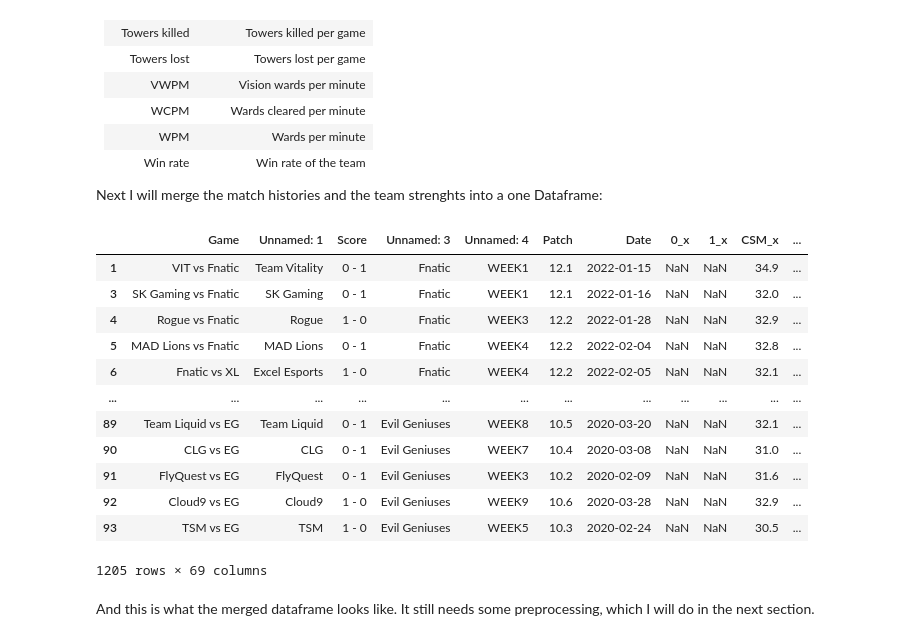
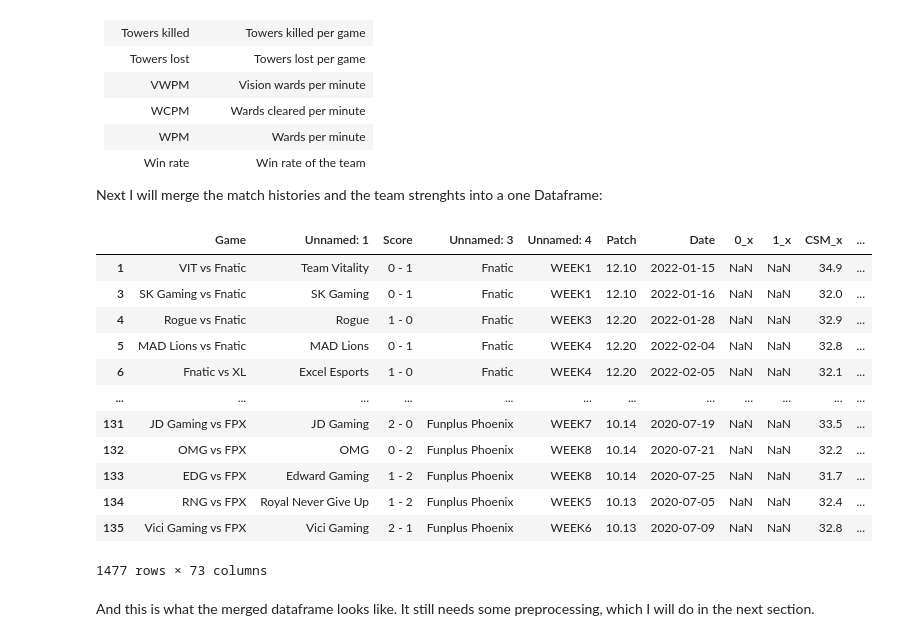
Before and after one commit to SamuelAitamaa/lolesports-predictor, a Jupyter notebook: model-notebook/modelNotebook.ipynb, the cells around one changed output. Cells and saved outputs as stored; diff of their text form; code cells hidden in the pictures.

```diff
--- a/model-notebook/modelNotebook.ipynb
+++ b/model-notebook/modelNotebook.ipynb
@@ -117,6 +117,9 @@ lcs2021SpringTeams = pd.concat(lcs2021SpringTeams)
 lck2021SpringTeams = pd.read_html("data/LCK2021SpringTeams.html")
 lck2021SpringTeams = pd.concat(lck2021SpringTeams)
 
+lpl2021SpringTeams = pd.read_html("data/LPL2021SpringTeams.html")
+lpl2021SpringTeams = pd.concat(lpl2021SpringTeams)
+
                 # ------ // History // ------ #
 
 lec2021SpringHistory = pd.read_html("data/LEC2021SpringHistory.html")
@@ -127,6 +130,9 @@ lcs2021SpringHistory = pd.concat(lcs2021SpringHistory)
 
 lck2021SpringHistory = pd.read_html("data/LCK2021SpringHistory.html")
 lck2021SpringHistory = pd.concat(lck2021SpringHistory)
+
+lpl2021SpringHistory = pd.read_html("data/LPL2021SpringHistory.html")
+lpl2021SpringHistory = pd.concat(lpl2021SpringHistory)
 
 #-------------------------// 2020 //---------------------------------#
 
@@ -143,6 +149,9 @@ lcs2020SummerTeams = pd.concat(lcs2020SummerTeams)
 lck2020SummerTeams = pd.read_html("data/LCK2020SummerTeams.html")
 lck2020SummerTeams = pd.concat(lck2020SummerTeams)
 
+lpl2020SummerTeams = pd.read_html("data/LPL2020SummerTeams.html")
+lpl2020SummerTeams = pd.concat(lpl2020SummerTeams)
+
                 # ------ // History // ------ #
 
 lcs2020SummerHistory = pd.read_html("data/LCS2020SummerHistory.html")
@@ -153,6 +162,9 @@ lec2020SummerHistory = pd.concat(lec2020SummerHistory)
 
 lck2020SummerHistory = pd.read_html("data/LCK2020SummerHistory.html")
 lck2020SummerHistory = pd.concat(lck2020SummerHistory)
+
+lpl2020SummerHistory = pd.read_html("data/LPL2020SummerHistory.html")
+lpl2020SummerHistory = pd.concat(lpl2020SummerHistory)
 
         # -------------- // Spring // -------------- #
 
@@ -274,46 +286,54 @@ lck2021 = pd.concat([lck2021Summer, lck2021Spring])
 lcs2021Spring = pd.merge(lcs2021SpringHistory, lcs2021SpringTeams,  left_on="Unnamed: 1", right_on="Name")
 lcs2021Spring = pd.merge(lcs2021Spring, lcs2021SpringTeams, left_on="Unnamed: 3", right_on="Name")
 lcs2021Summer = pd.merge(lcs2021SummerHistory, lcs2021SummerTeams,  left_on="Unnamed: 1", right_on="Name")
 lcs2021Summer = pd.merge(lcs2021Summer, lcs2021SummerTeams, left_on="Unnamed: 3", right_on="Name")
 lcs2021 = pd.concat([lcs2021Summer, lcs2021Spring])
 
+lpl2021Spring = pd.merge(lpl2021SpringHistory, lpl2021SpringTeams,  left_on="Unnamed: 1", right_on="Name")
+lpl2021Spring = pd.merge(lpl2021Spring, lpl2021SpringTeams, left_on="Unnamed: 3", right_on="Name")
+lpl2021 = pd.concat([lpl2021Spring])
+
 # --------------------- // 2020 // ----------------------- #
 
 lec2020Spring = pd.merge(lec2020SpringHistory, lec2020SpringTeams,  left_on="Unnamed: 1", right_on="Name")
 lec2020Spring = pd.merge(lec2020Spring, lec2020SpringTeams, left_on="Unnamed: 3", right_on="Name")
 lec2020Summer = pd.merge(lec2020SummerHistory, lec2020SummerTeams,  left_on="Unnamed: 1", right_on="Name")
 lec2020Summer = pd.merge(lec2020Summer, lec2020SummerTeams, left_on="Unnamed: 3", right_on="Name")
 lec2020 = pd.concat([lec2020Summer, lec2020Spring])
 
 lck2020Spring = pd.merge(lck2020SpringHistory, lck2020SpringTeams,  left_on="Unnamed: 1", right_on="Name")
 lck2020Spring = pd.merge(lck2020Spring, lck2020SpringTeams, left_on="Unnamed: 3", right_on="Name")
 lck2020Summer = pd.merge(lck2020SummerHistory, lck2020SummerTeams,  left_on="Unnamed: 1", right_on="Name")
 lck2020Summer = pd.merge(lck2020Summer, lck2020SummerTeams, left_on="Unnamed: 3", right_on="Name")
 lck2020 = pd.concat([lck2020Summer, lck2020Spring])
 
 lcs2020Spring = pd.merge(lcs2020SpringHistory, lcs2020SpringTeams,  left_on="Unnamed: 1", right_on="Name")
 lcs2020Spring = pd.merge(lcs2020Spring, lcs2020SpringTeams, left_on="Unnamed: 3", right_on="Name")
 lcs2020Summer = pd.merge(lcs2020SummerHistory, lcs2020SummerTeams,  left_on="Unnamed: 1", right_on="Name")
 lcs2020Summer = pd.merge(lcs2020Summer, lcs2020SummerTeams, left_on="Unnamed: 3", right_on="Name")
 lcs2020 = pd.concat([lcs2020Summer, lcs2020Spring])
 
-final = pd.concat([lec2022, lck2022, lec2021, lck2021, lcs2021, lec2020, lck2020, lcs2020])
+lpl2020Summer = pd.merge(lpl2020SummerHistory, lpl2020SummerTeams,  left_on="Unnamed: 1", right_on="Name")
+lpl2020Summer = pd.merge(lpl2020Summer, lpl2020SummerTeams, left_on="Unnamed: 3", right_on="Name")
+lpl2020 = pd.concat([lpl2020Summer])
+
+final = pd.concat([lec2022, lck2022, lec2021, lck2021, lcs2021, lpl2021, lec2020, lck2020, lcs2020, lpl2020])
 final = final[final["Score"].str[0] != '-']
 final
 # %% [output]
 |  | Game | Unnamed: 1 | Score | Unnamed: 3 | Unnamed: 4 | Patch | Date | 0_x | 1_x | CSM_x | ... |
-| 1 | VIT vs Fnatic | Team Vitality | 0 - 1 | Fnatic | WEEK1 | 12.1 | 2022-01-15 | NaN | NaN | 34.9 | ... |
-| 3 | SK Gaming vs Fnatic | SK Gaming | 0 - 1 | Fnatic | WEEK1 | 12.1 | 2022-01-16 | NaN | NaN | 32.0 | ... |
-| 4 | Rogue vs Fnatic | Rogue | 1 - 0 | Fnatic | WEEK3 | 12.2 | 2022-01-28 | NaN | NaN | 32.9 | ... |
-| 5 | MAD Lions vs Fnatic | MAD Lions | 0 - 1 | Fnatic | WEEK4 | 12.2 | 2022-02-04 | NaN | NaN | 32.8 | ... |
-| 6 | Fnatic vs XL | Excel Esports | 1 - 0 | Fnatic | WEEK4 | 12.2 | 2022-02-05 | NaN | NaN | 32.1 | ... |
+| 1 | VIT vs Fnatic | Team Vitality | 0 - 1 | Fnatic | WEEK1 | 12.10 | 2022-01-15 | NaN | NaN | 34.9 | ... |
+| 3 | SK Gaming vs Fnatic | SK Gaming | 0 - 1 | Fnatic | WEEK1 | 12.10 | 2022-01-16 | NaN | NaN | 32.0 | ... |
+| 4 | Rogue vs Fnatic | Rogue | 1 - 0 | Fnatic | WEEK3 | 12.20 | 2022-01-28 | NaN | NaN | 32.9 | ... |
+| 5 | MAD Lions vs Fnatic | MAD Lions | 0 - 1 | Fnatic | WEEK4 | 12.20 | 2022-02-04 | NaN | NaN | 32.8 | ... |
+| 6 | Fnatic vs XL | Excel Esports | 1 - 0 | Fnatic | WEEK4 | 12.20 | 2022-02-05 | NaN | NaN | 32.1 | ... |
 | ... | ... | ... | ... | ... | ... | ... | ... | ... | ... | ... | ... |
-| 89 | Team Liquid vs EG | Team Liquid | 0 - 1 | Evil Geniuses | WEEK8 | 10.5 | 2020-03-20 | NaN | NaN | 32.1 | ... |
-| 90 | CLG vs EG | CLG | 0 - 1 | Evil Geniuses | WEEK7 | 10.4 | 2020-03-08 | NaN | NaN | 31.0 | ... |
-| 91 | FlyQuest vs EG | FlyQuest | 0 - 1 | Evil Geniuses | WEEK3 | 10.2 | 2020-02-09 | NaN | NaN | 31.6 | ... |
-| 92 | Cloud9 vs EG | Cloud9 | 1 - 0 | Evil Geniuses | WEEK9 | 10.6 | 2020-03-28 | NaN | NaN | 32.9 | ... |
-| 93 | TSM vs EG | TSM | 1 - 0 | Evil Geniuses | WEEK5 | 10.3 | 2020-02-24 | NaN | NaN | 30.5 | ... |
+| 131 | JD Gaming vs FPX | JD Gaming | 2 - 0 | Funplus Phoenix | WEEK7 | 10.14 | 2020-07-19 | NaN | NaN | 33.5 | ... |
+| 132 | OMG vs FPX | OMG | 0 - 2 | Funplus Phoenix | WEEK8 | 10.14 | 2020-07-21 | NaN | NaN | 32.2 | ... |
+| 133 | EDG vs FPX | Edward Gaming | 1 - 2 | Funplus Phoenix | WEEK8 | 10.14 | 2020-07-25 | NaN | NaN | 31.7 | ... |
+| 134 | RNG vs FPX | Royal Never Give Up | 1 - 2 | Funplus Phoenix | WEEK5 | 10.13 | 2020-07-05 | NaN | NaN | 32.4 | ... |
+| 135 | Vici Gaming vs FPX | Vici Gaming | 2 - 1 | Funplus Phoenix | WEEK6 | 10.13 | 2020-07-09 | NaN | NaN | 32.8 | ... |
-1205 rows × 69 columns
+1477 rows × 73 columns
 # %% [markdown]
 And this is what the merged dataframe looks like. It still needs some preprocessing, which I will do in the next section.
 # %% [markdown]
```
Also changed, not shown: parts of 18 cells of this notebook, 48 other files.
